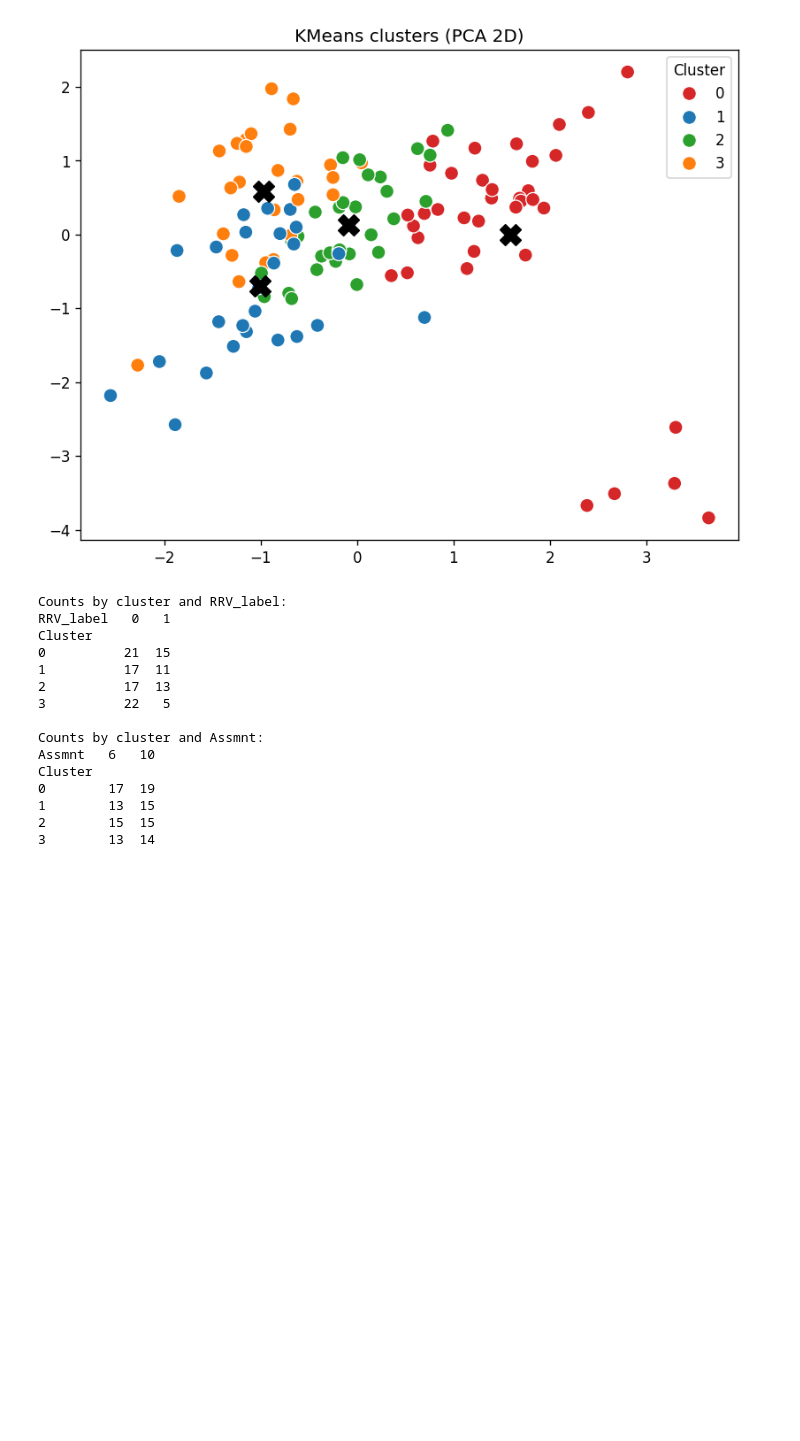
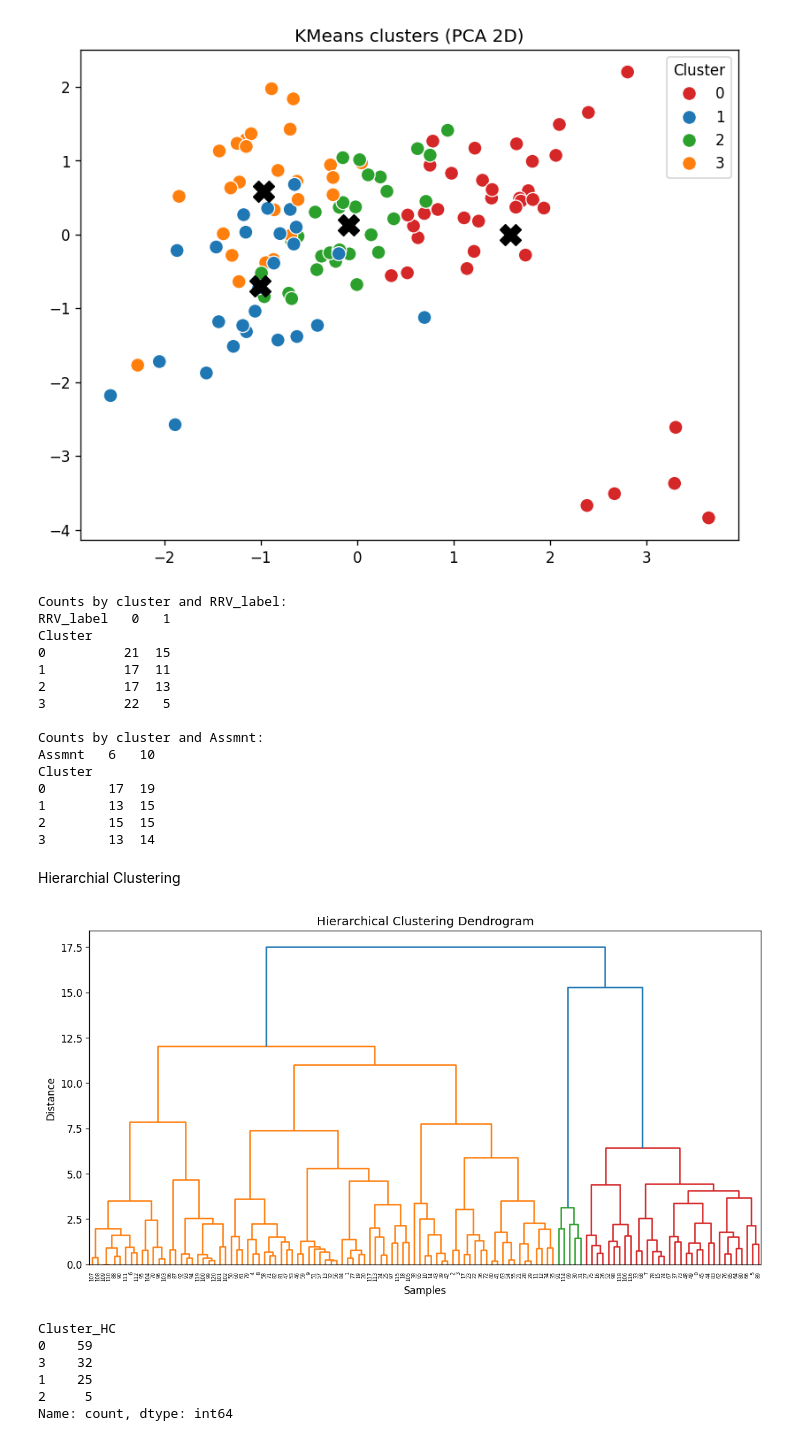
Before and after one commit to JainAnnanya/rrv-activity-modeling-ml, a Jupyter notebook: kmeans_clustering_and_SummaryStats.ipynb, the cells around one changed output. Drawn from its saved outputs; the diff is of its cells as text; code cells hidden in the pictures; blank space fills up the shorter version.

Commit message:
Hierarchial Clustering code

```diff
--- a/kmeans_clustering_and_SummaryStats.ipynb
+++ b/kmeans_clustering_and_SummaryStats.ipynb
@@ -312,3 +312,5 @@ Cluster
 1        13  15
 2        15  15
 3        13  14
+# %% [markdown]
+Hierarchial Clustering
@@ -314,0 +322,24 @@ Cluster
+# %%
+Z = linkage(X_final_scaled, method='ward')
+
+plt.figure(figsize=(12, 6))
+dendrogram(Z)
+plt.title("Hierarchical Clustering Dendrogram")
+plt.xlabel("Samples")
+plt.ylabel("Distance")
+plt.show()
+# %% [output]
+[figure, added]
+# %%
+hc = AgglomerativeClustering(n_clusters=4, metric='euclidean', linkage='ward')
+hier_labels = hc.fit_predict(X_final_scaled)
+
+dfc["Cluster_HC"] = hier_labels
+dfc["Cluster_HC"].value_counts()
+# %% [output]
+Cluster_HC
+0    59
+3    32
+1    25
+2     5
+Name: count, dtype: int64
```
Also changed, not shown: parts of 4 cells of this notebook.
